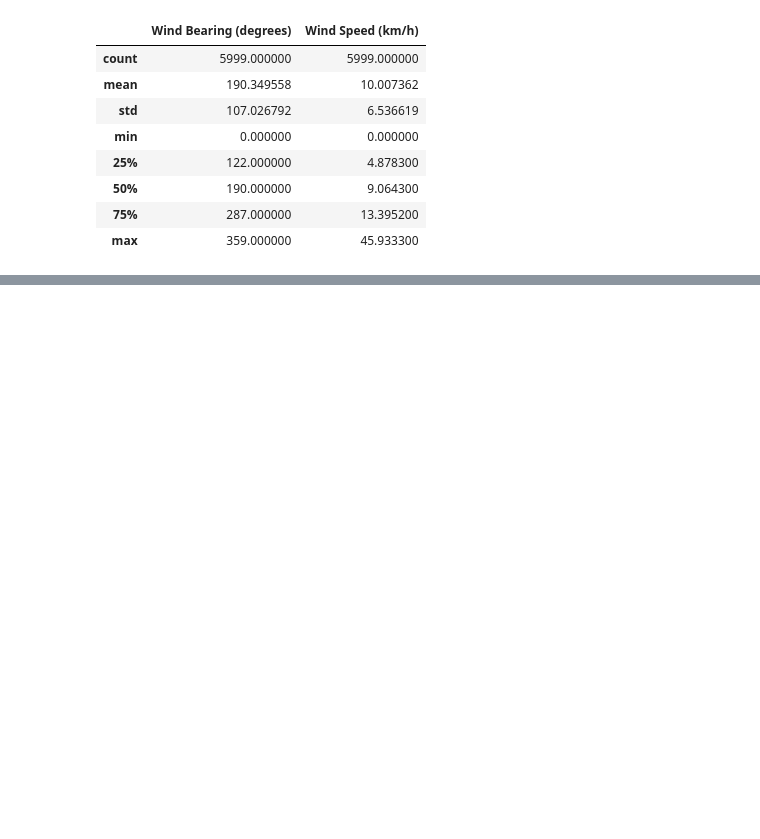
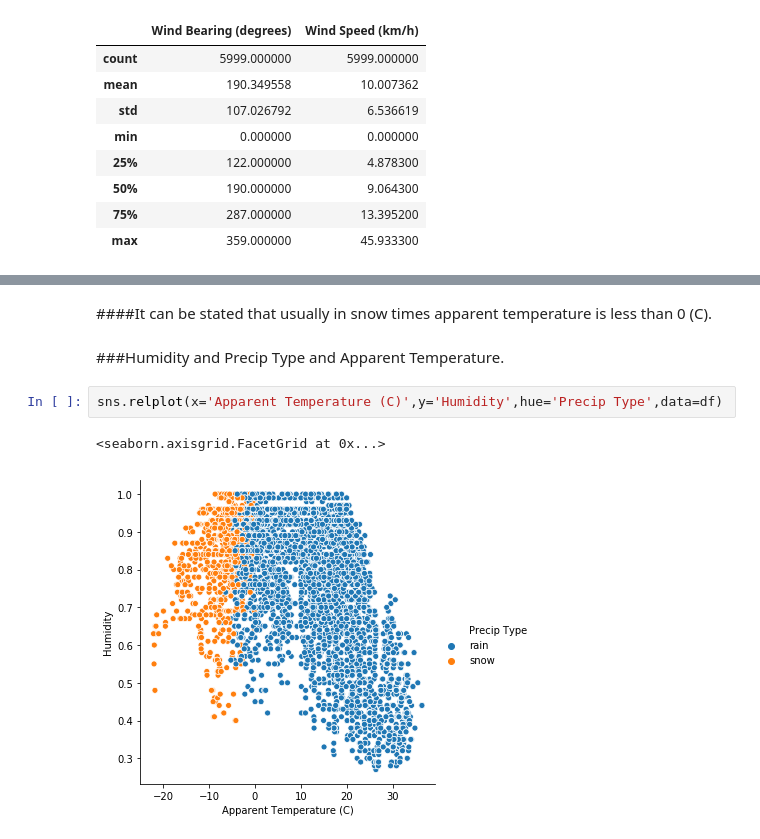
Before and after one commit to Akshay2224/Apparent-Temperature, a Jupyter notebook: Apparent_Temp_Project.ipynb, the cells around one changed output, grey strips where cells are left out. Cells and saved outputs as stored; diff of their text form; blank space fills up the shorter version.

```diff
--- a/Apparent_Temp_Project.ipynb
+++ b/Apparent_Temp_Project.ipynb
@@ -848,0 +638,9 @@ Name: Temperature (C), dtype: float64
+# %% [markdown]
+####It can be stated that usually in snow times apparent temperature is less than 0 (C).
+# %% [markdown]
+###Humidity and Precip Type and Apparent Temperature.
+# %%
+sns.relplot(x='Apparent Temperature (C)',y='Humidity',hue='Precip Type',data=df)
+# %% [output]
+<seaborn.axisgrid.FacetGrid at 0x...>
+[figure, added]
```
Also changed, not shown: parts of 58 cells of this notebook.
